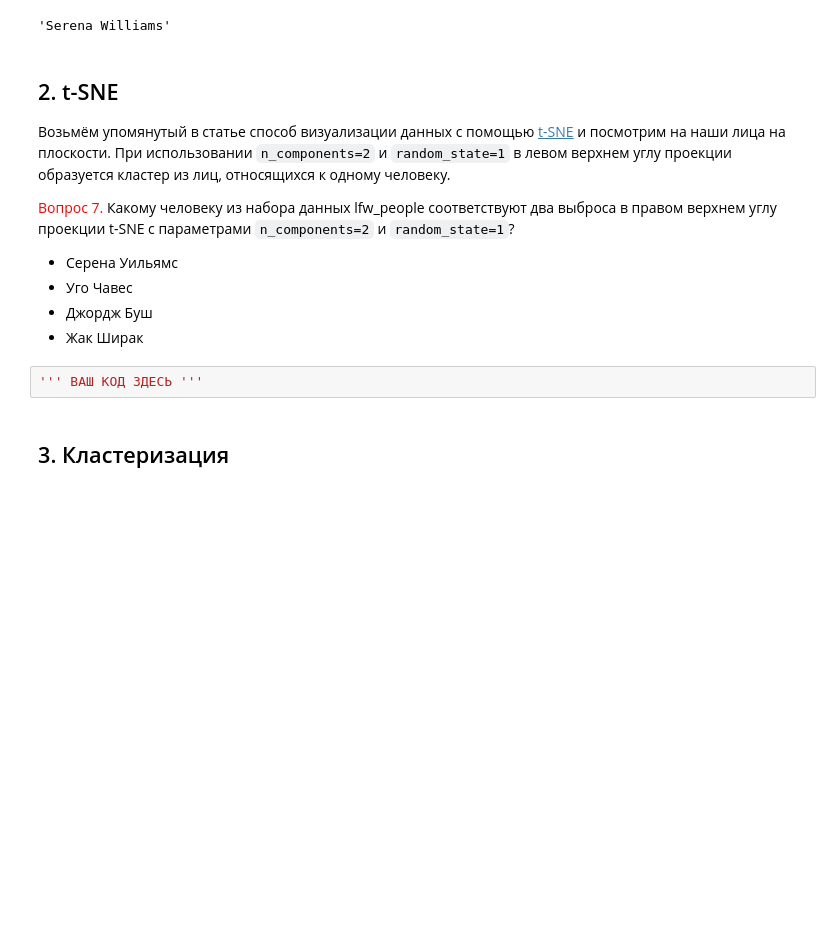
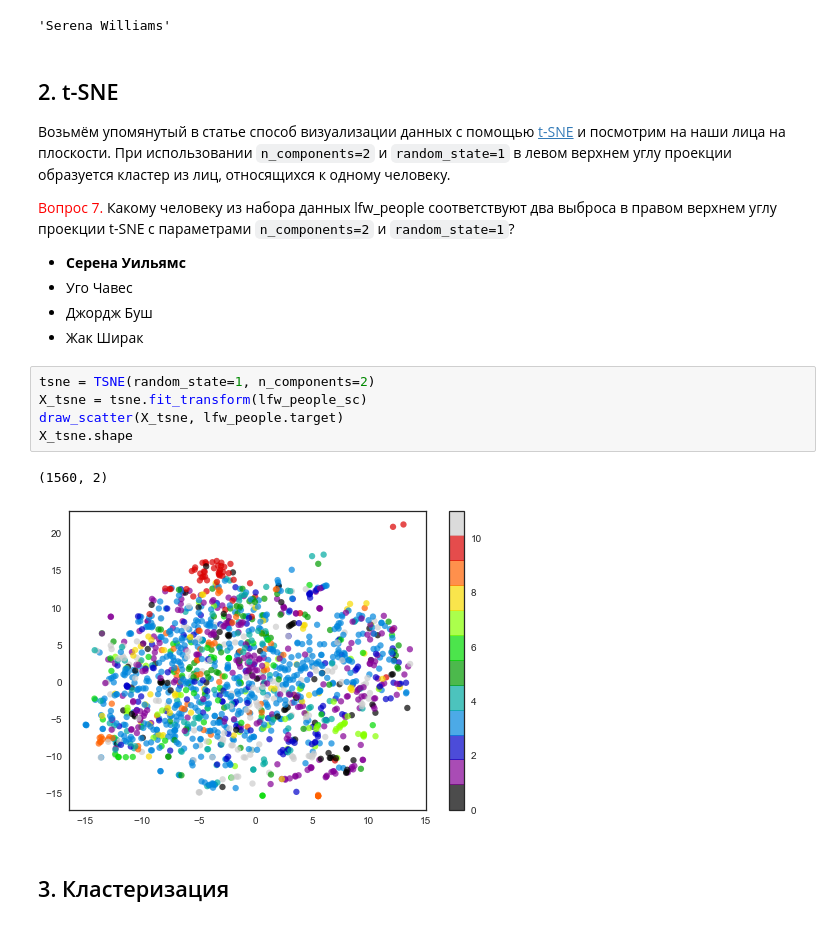
Before and after one commit to PulshaAndrei/machine_learning, a Jupyter notebook: mlcourse/script/hw7_pca_tsne_clustering.ipynb, the cells around one changed output. Cells and saved outputs as stored; diff of their text form; blank space fills up the shorter version.

```diff
--- a/mlcourse/script/hw7_pca_tsne_clustering.ipynb
+++ b/mlcourse/script/hw7_pca_tsne_clustering.ipynb
@@ -210,12 +210,18 @@ lfw_people.target_names[10]
 
 <font color='red'>Вопрос 7. </font> Какому человеку из набора данных lfw_people соответствуют два выброса в правом верхнем углу проекции t-SNE с параметрами `n_components=2` и `random_state=1`?
 
-- Серена Уильямс
+- <b>Серена Уильямс</b>
 - Уго Чавес
 - Джордж Буш
 - Жак Ширак
-# %%
-''' ВАШ КОД ЗДЕСЬ '''
+# %%
+tsne = TSNE(random_state=1, n_components=2)
+X_tsne = tsne.fit_transform(lfw_people_sc)
+draw_scatter(X_tsne, lfw_people.target)
+X_tsne.shape
+# %% [output]
+(1560, 2)
+[figure, added]
 # %% [markdown]
 ## 3. Кластеризация
 # %% [markdown]
```
Also changed, not shown: parts of 14 cells of this notebook.
